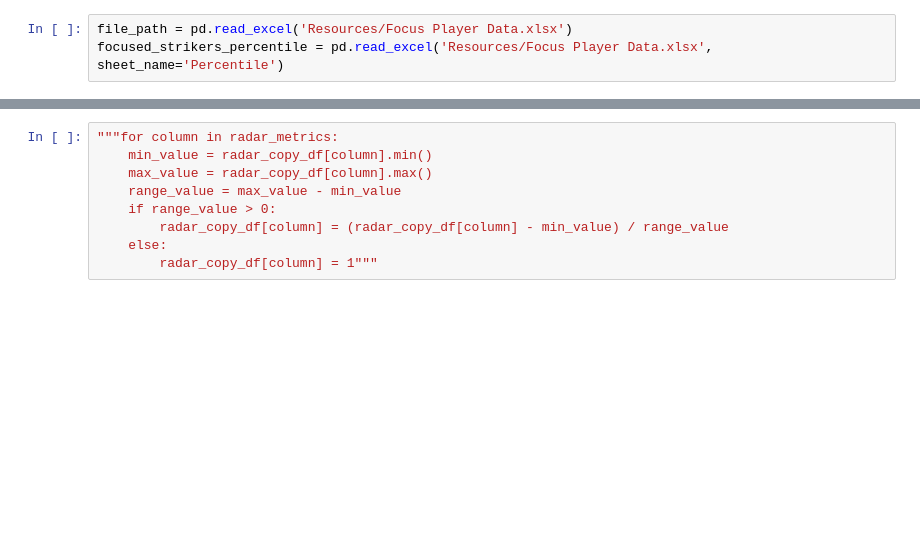
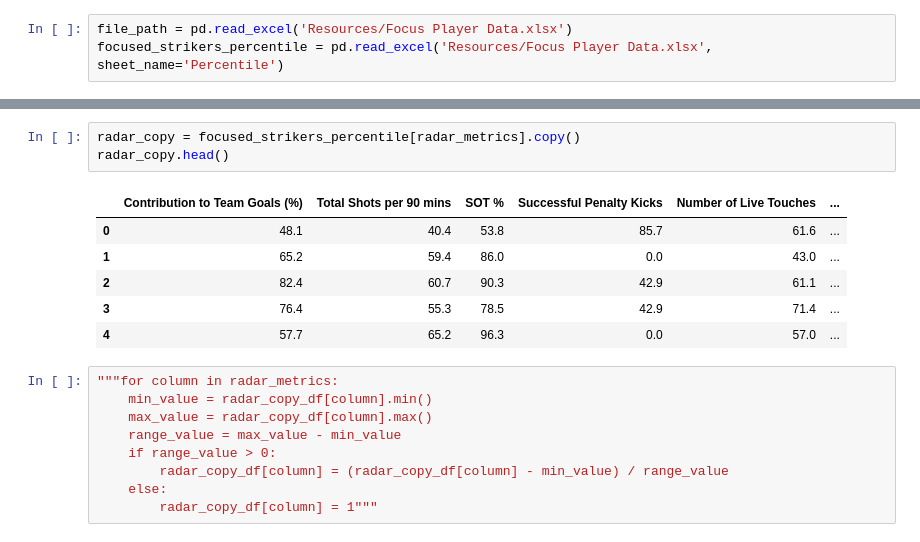
Before and after one commit to brutucas/Football-Player-Analysis, a Jupyter notebook: football_player_analysis.ipynb, the cells around one changed output, grey strips where cells are left out. Drawn from its saved outputs; the diff is of its cells as text; blank space fills up the shorter version.

```diff
--- a/football_player_analysis.ipynb
+++ b/football_player_analysis.ipynb
@@ -936,4 +929,14 @@ focused_strikers_percentile.head()
 5 rows × 21 columns
+# %%
+radar_copy = focused_strikers_percentile[radar_metrics].copy()
+radar_copy.head()
+# %% [output]
+|  | Contribution to Team Goals (%) | Total Shots per 90 mins | SOT % | Successful Penalty Kicks | Number of Live Touches | ... |
+| 0 | 48.1 | 40.4 | 53.8 | 85.7 | 61.6 | ... |
+| 1 | 65.2 | 59.4 | 86.0 | 0.0 | 43.0 | ... |
+| 2 | 82.4 | 60.7 | 90.3 | 42.9 | 61.1 | ... |
+| 3 | 76.4 | 55.3 | 78.5 | 42.9 | 71.4 | ... |
+| 4 | 57.7 | 65.2 | 96.3 | 0.0 | 57.0 | ... |
 # %%
 """for column in radar_metrics:
     min_value = radar_copy_df[column].min()
```
Also changed, not shown: parts of 35 cells of this notebook, 58 other files.
